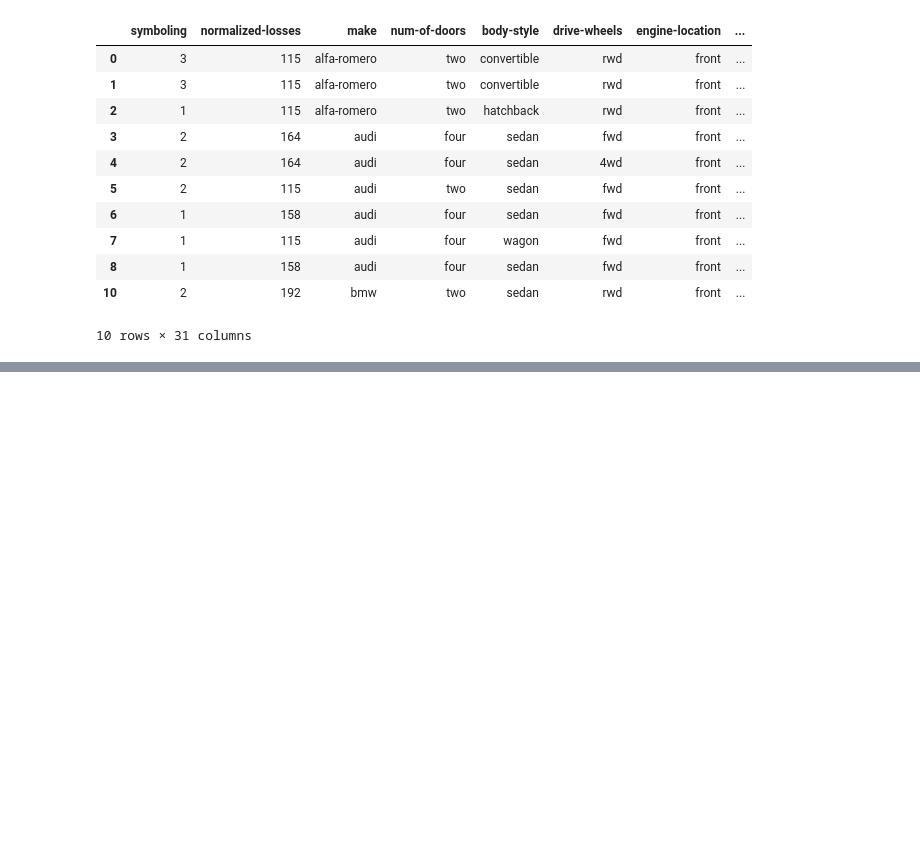
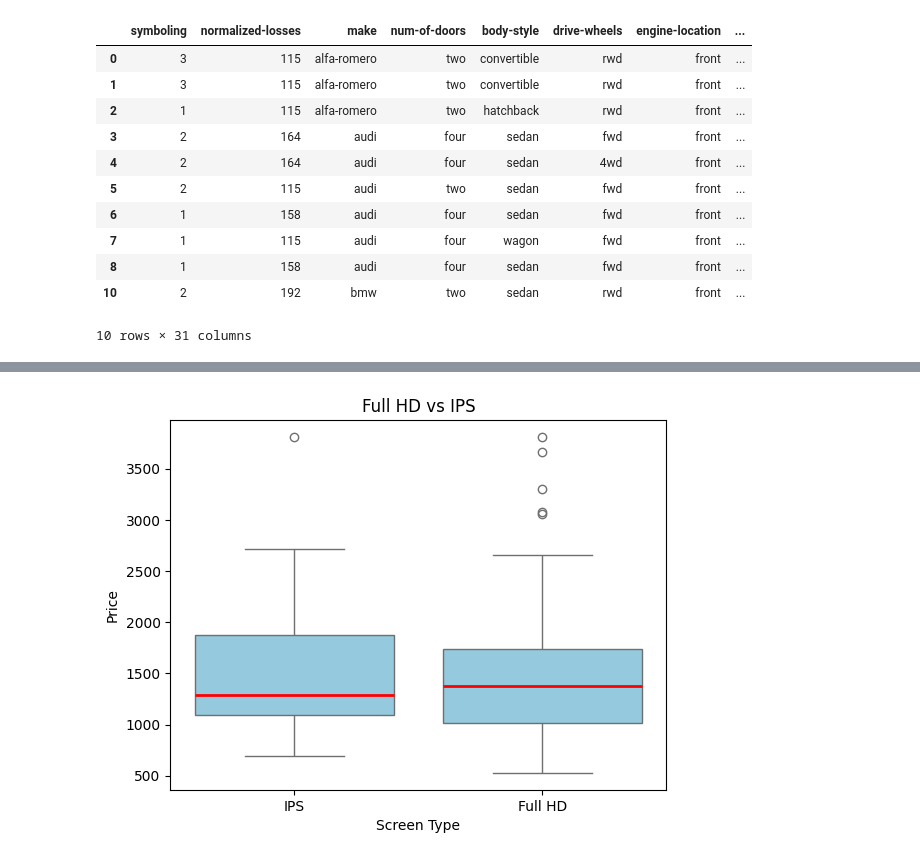
Before and after one commit to Yasir-4/data-science-practice, a Jupyter notebook: practice_2.ipynb, the cells around one changed output, grey strips where cells are left out. Cells and saved outputs as stored; diff of their text form; code cells hidden in the pictures; blank space fills up the shorter version.

```diff
--- a/practice_2.ipynb
+++ b/practice_2.ipynb
@@ -3590,0 +3778,12 @@ used_cars_df.to_csv("clean_used_cars_df.csv")
+# %%
+# Convert screen features into binary indicator variables
+screen_dummies = pd.get_dummies(laptops_df["Screen"], dtype=int)
+
+# Fix dummy columns names
+screen_dummies.rename(columns={"Full HD": "Screen_Full_HD", "IPS Panel": "Screen_IPS_Panel"}, inplace=True)
+
+# Add the indicator variables to the dataframe
+laptops_df = pd.concat([laptops_df, screen_dummies], axis=1)
+
+# Drop Screen column
+laptops_df.drop("Screen", axis=1, inplace=True)
@@ -3590,0 +3799,16 @@ used_cars_df.to_csv("clean_used_cars_df.csv")
+# %%
+ax = sns.boxplot(
+    x="Screen_Full_HD",
+    y="Price",
+    data=laptops_df,
+    color="skyblue",
+    medianprops={"color":"red", "linewidth":2}
+)
+
+ax.set_xticks([0,1])
+ax.set_xticklabels(["IPS", "Full HD"])
+ax.set_xlabel("Screen Type")
+plt.title("Full HD vs IPS")
+plt.show()
+# %% [output]
+[figure, added]
```
Also changed, not shown: parts of 31 cells of this notebook.
